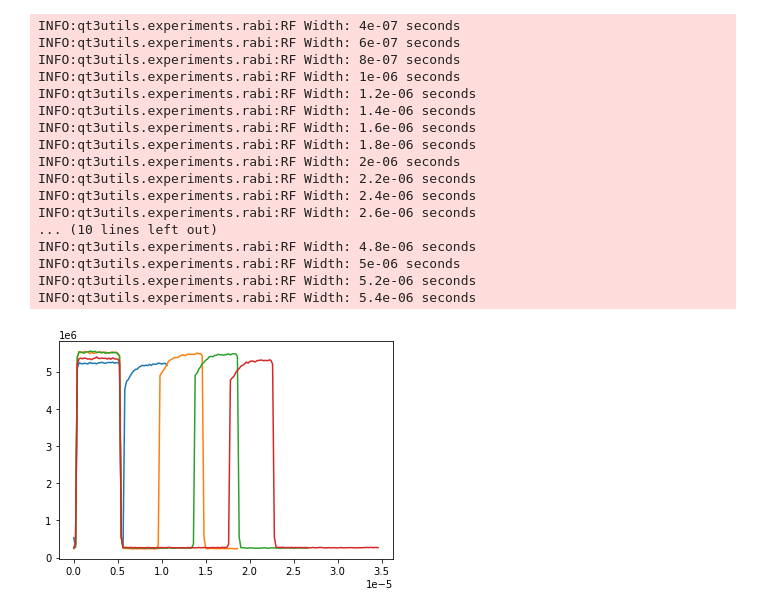
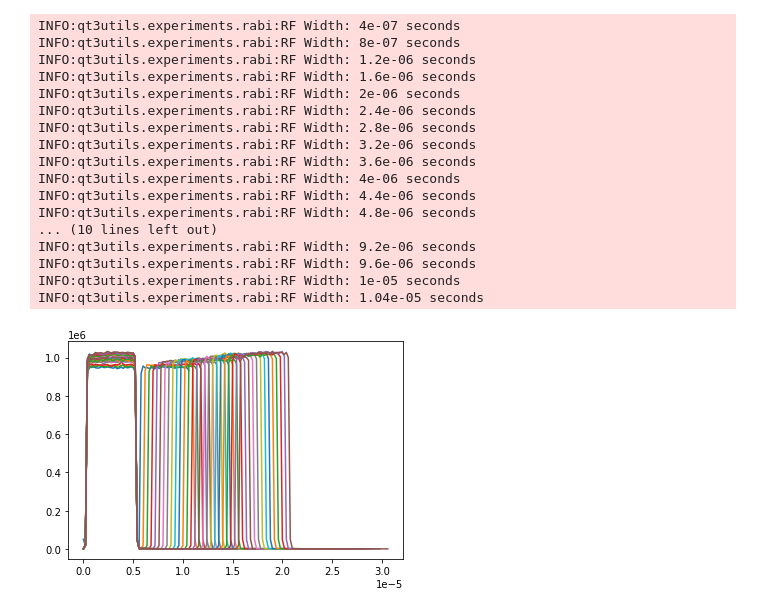
Before and after one commit to gadamc/cwodmr, a Jupyter notebook: rabi/v3_rabi.ipynb, the cells around one changed output. Drawn from its saved outputs; the diff is of its cells as text; code cells hidden in the pictures.

```diff
--- a/rabi/v3_rabi.ipynb
+++ b/rabi/v3_rabi.ipynb
@@ -21,7 +21,7 @@ rfsynth = qt3rfsynthcontrol.QT3SynthHD('COM5')
 # %%
 nidaq_config = qt3utils.nidaq.EdgeCounter('Dev1')
 # %%
-rabi = qt3utils.experiments.rabi.Rabi(pulser, rfsynth, nidaq_config, rf_width_high = 15e-6)
+rabi = qt3utils.experiments.rabi.Rabi(pulser, rfsynth, nidaq_config, rf_width_high = 10e-6)
 # %%
 rabi.experimental_conditions()
 # %% [output]
@@ -34,8 +34,13 @@ rabi.experimental_conditions()
  'aom_response_time': 8e-07,
  'clock_period': 2e-07}
 # %%
-rabi.rf_power = -20
+rabi.rf_power = -17
 rabi.aom_width = 5e-6
+rabi.rf_width_high = 10e-6
+rabi.rf_width_low = .4e-6
+rabi.rf_width_step = .4e-6
+rabi.rf_frequency = 2589e6
+#rabi.rf_frequency = 2700e6
 # %%
 def aggregate_mean_data(data_buffer, rabi):
     '''
@@ -53,28 +58,28 @@ rfsynth.rf_off(0)
 scan_data = rabi.run(N_cycles = 400000, post_process_function=aggregate_mean_data)
 # %% [output]
 INFO:qt3utils.experiments.rabi:RF Width: 4e-07 seconds
-INFO:qt3utils.experiments.rabi:RF Width: 6e-07 seconds
 INFO:qt3utils.experiments.rabi:RF Width: 8e-07 seconds
-INFO:qt3utils.experiments.rabi:RF Width: 1e-06 seconds
 INFO:qt3utils.experiments.rabi:RF Width: 1.2e-06 seconds
-INFO:qt3utils.experiments.rabi:RF Width: 1.4e-06 seconds
 INFO:qt3utils.experiments.rabi:RF Width: 1.6e-06 seconds
-INFO:qt3utils.experiments.rabi:RF Width: 1.8e-06 seconds
 INFO:qt3utils.experiments.rabi:RF Width: 2e-06 seconds
-INFO:qt3utils.experiments.rabi:RF Width: 2.2e-06 seconds
 INFO:qt3utils.experiments.rabi:RF Width: 2.4e-06 seconds
-INFO:qt3utils.experiments.rabi:RF Width: 2.6e-06 seconds
+INFO:qt3utils.experiments.rabi:RF Width: 2.8e-06 seconds
+INFO:qt3utils.experiments.rabi:RF Width: 3.2e-06 seconds
+INFO:qt3utils.experiments.rabi:RF Width: 3.6e-06 seconds
+INFO:qt3utils.experiments.rabi:RF Width: 4e-06 seconds
+INFO:qt3utils.experiments.rabi:RF Width: 4.4e-06 seconds
+INFO:qt3utils.experiments.rabi:RF Width: 4.8e-06 seconds
 ... (10 lines left out)
-INFO:qt3utils.experiments.rabi:RF Width: 4.8e-06 seconds
-INFO:qt3utils.experiments.rabi:RF Width: 5e-06 seconds
-INFO:qt3utils.experiments.rabi:RF Width: 5.2e-06 seconds
-INFO:qt3utils.experiments.rabi:RF Width: 5.4e-06 seconds
+INFO:qt3utils.experiments.rabi:RF Width: 9.2e-06 seconds
+INFO:qt3utils.experiments.rabi:RF Width: 9.6e-06 seconds
+INFO:qt3utils.experiments.rabi:RF Width: 1e-05 seconds
+INFO:qt3utils.experiments.rabi:RF Width: 1.04e-05 seconds
 # %%
 def plot_rolled_trace(trace, N_cycles=1, clock_rate=1, shift=0):
     trace = np.roll(trace,shift)
     plt.plot(np.arange(len(trace)) / clock_rate, trace/N_cycles * clock_rate)
 # %%
-for scan in scan_data[::20]:
+for scan in scan_data:
     plot_rolled_trace(scan[-1], clock_rate = 1/rabi.clock_period)
 # %% [output]
-[figure, old version]
+[figure, new version]
```
Also changed, not shown: parts of 9 cells of this notebook, 5 other files.
